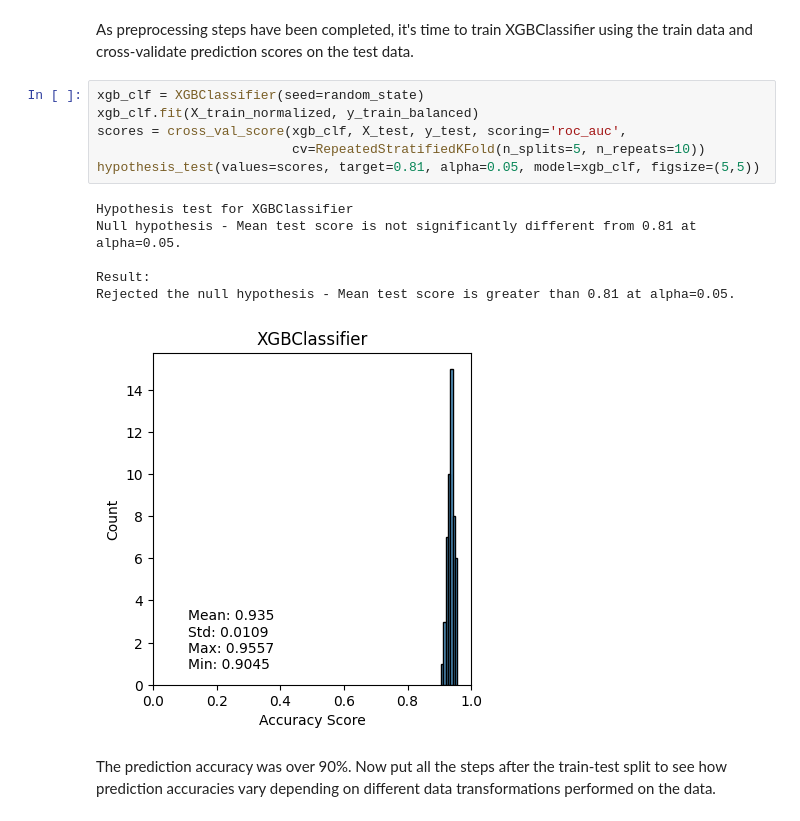
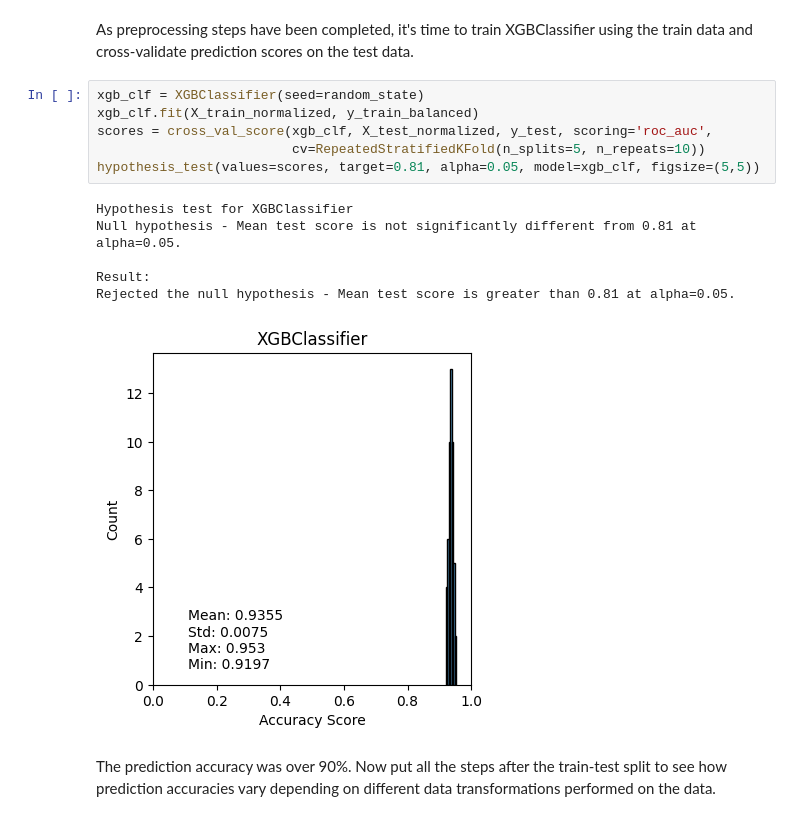
Before and after one commit to henryhyunwookim/Term-Deposit-Marketing, a Jupyter notebook: notebooks/Term Deposit Marketing_v2.ipynb, the cells around one changed output. Drawn from its saved outputs; the diff is of its cells as text.

```diff
--- a/notebooks/Term Deposit Marketing_v2.ipynb
+++ b/notebooks/Term Deposit Marketing_v2.ipynb
@@ -328,16 +329,16 @@ As preprocessing steps have been completed, it's time to train XGBClassifier usi
 # %%
 xgb_clf = XGBClassifier(seed=random_state)
 xgb_clf.fit(X_train_normalized, y_train_balanced)
-scores = cross_val_score(xgb_clf, X_test, y_test, scoring='roc_auc',
+scores = cross_val_score(xgb_clf, X_test_normalized, y_test, scoring='roc_auc',
                          cv=RepeatedStratifiedKFold(n_splits=5, n_repeats=10))
 hypothesis_test(values=scores, target=0.81, alpha=0.05, model=xgb_clf, figsize=(5,5))
 # %% [output]
 Hypothesis test for XGBClassifier
 Null hypothesis - Mean test score is not significantly different from 0.81 at alpha=0.05.
 
 Result:
 Rejected the null hypothesis - Mean test score is greater than 0.81 at alpha=0.05.
-[figure, old version]
+[figure, new version]
 # %% [markdown]
 The prediction accuracy was over 90%. Now put all the steps after the train-test split to see how prediction accuracies vary depending on different data transformations performed on the data.
 # %%
```
Also changed, not shown: parts of 11 cells of this notebook.
